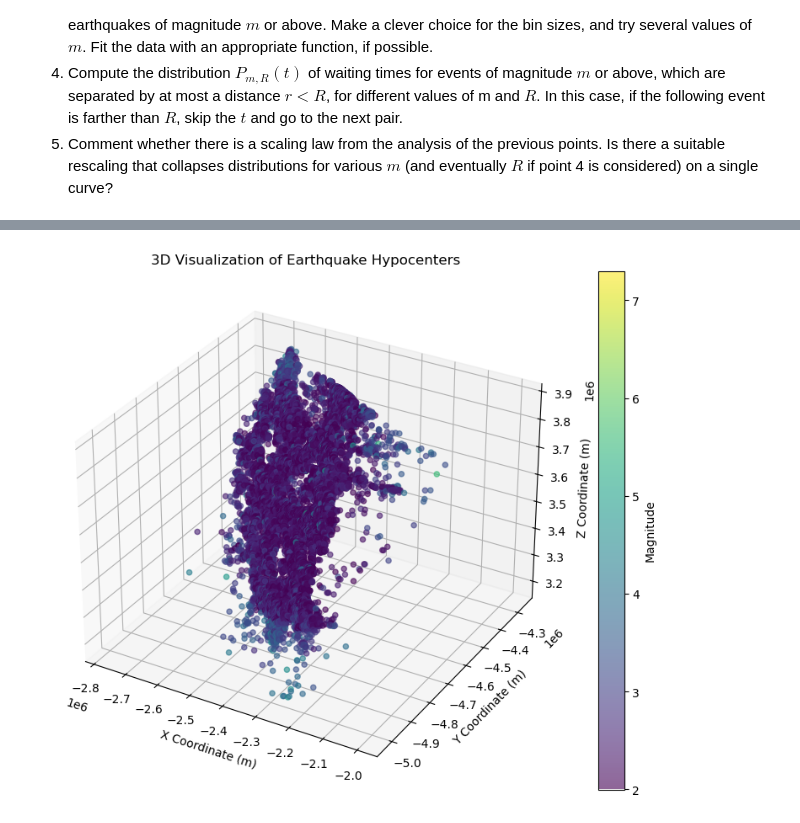
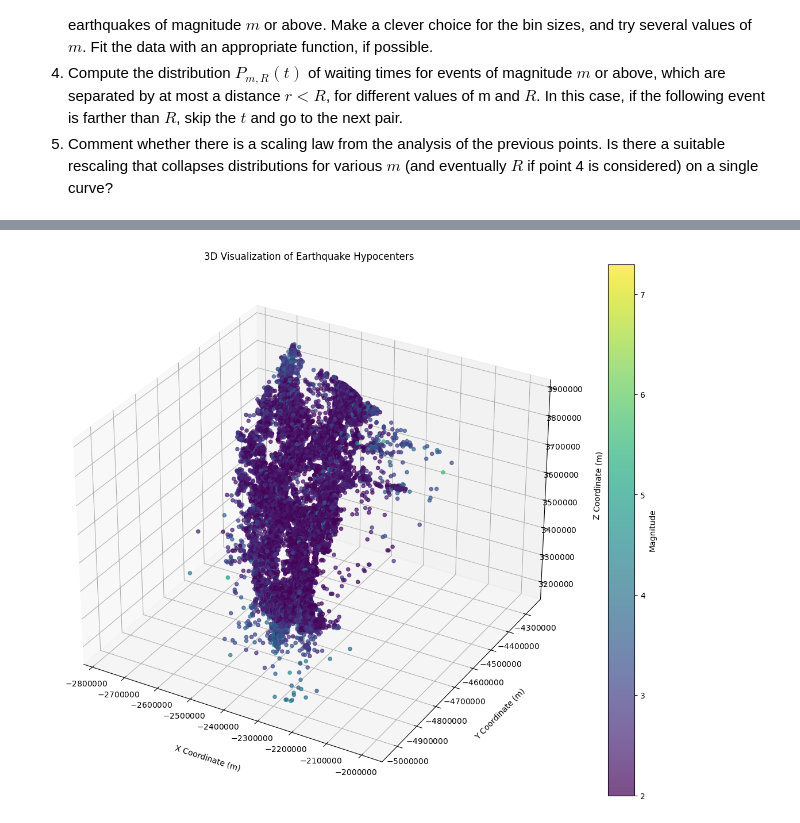
Before and after one commit to ElnazDt/Eli-python-project-earth, a Jupyter notebook: Project.ipynb, the cells around one changed output, grey strips where cells are left out. Saved outputs shown, nothing was run; the diff lists cells and outputs as text; code cells hidden in the pictures.

```diff
--- a/Project.ipynb
+++ b/Project.ipynb
@@ -52,21 +71,28 @@ plt.show()
 # %% [output]
 [figure]
 # %%
-fig = plt.figure(figsize=(10, 8))
+fig = plt.figure(figsize=(15, 12))
 ax = fig.add_subplot(111, projection='3d')
 
 # Scatter plot of hypocenters
-sc = ax.scatter(data['x'], data['y'], data['z'], c=data['magnitude'], cmap='viridis', marker='o', alpha=0.6)
+sc = ax.scatter(data['x'], data['y'], data['z'], c=data['magnitude'], cmap='viridis', marker='o', alpha=0.7)
 
 ax.set_title('3D Visualization of Earthquake Hypocenters')
-ax.set_xlabel('X Coordinate (m)')
-ax.set_ylabel('Y Coordinate (m)')
-ax.set_zlabel('Z Coordinate (m)')
+ax.set_xlabel('X Coordinate (m)', labelpad=20)
+ax.set_ylabel('Y Coordinate (m)', labelpad=20)
+ax.set_zlabel('Z Coordinate (m)', labelpad=20)
+
+formatter = ScalarFormatter(useMathText=True)
+formatter.set_powerlimits((-10, 10))
+
+ax.xaxis.set_major_formatter(formatter)
+ax.yaxis.set_major_formatter(formatter)
+ax.zaxis.set_major_formatter(formatter)
 
 # Color bar indicating magnitude
 cbar = plt.colorbar(sc, ax=ax)
 cbar.set_label('Magnitude')
 
 plt.show()
 # %% [output]
-[figure, old version]
+[figure, new version]
```
Also changed, not shown: parts of 9 cells of this notebook.
